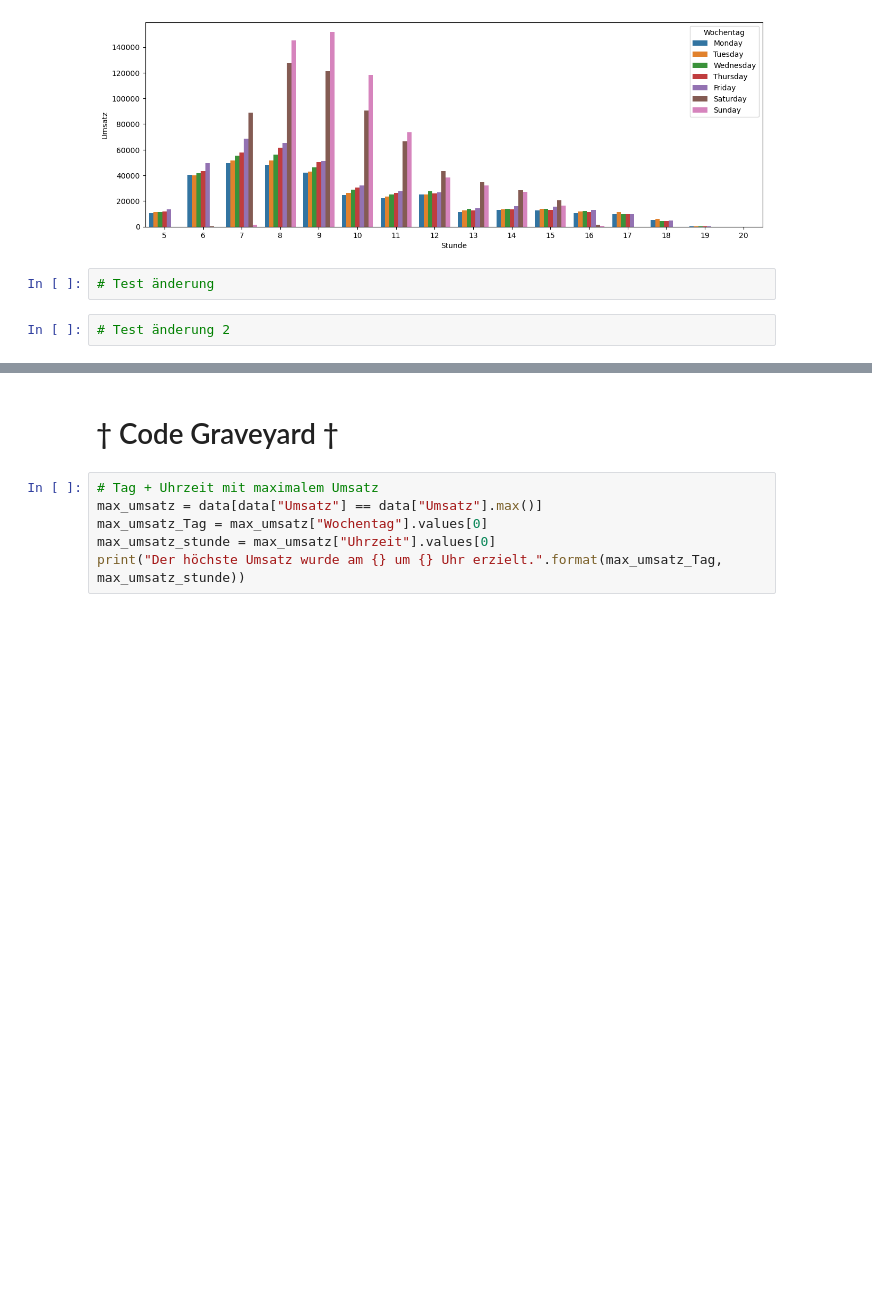
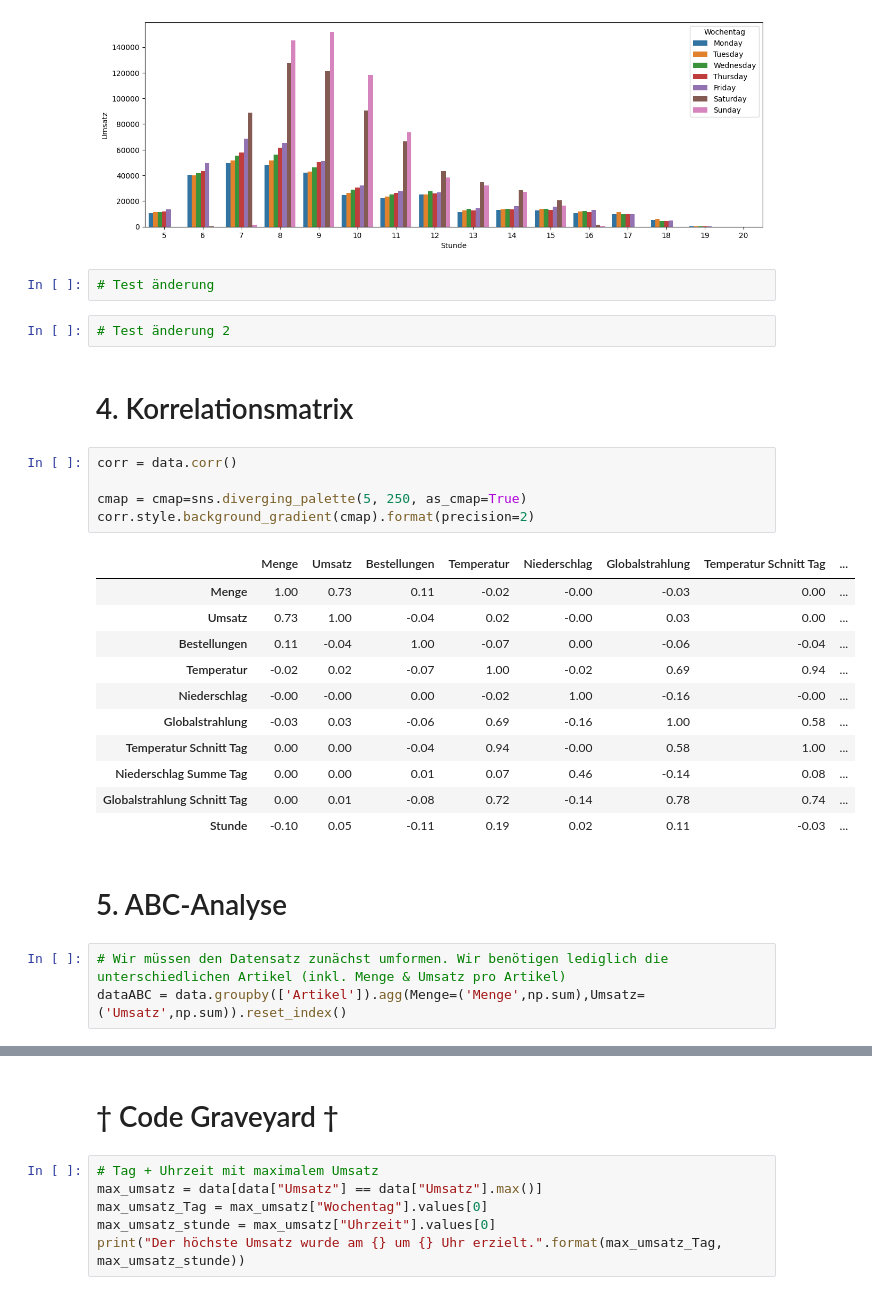
Before and after one commit to mrtz-wssl/KI_in_KMU, a Jupyter notebook: KI_in_KMU_Main.ipynb, the cells around one changed output, grey strips where cells are left out. Saved outputs shown, nothing was run; the diff lists cells and outputs as text; blank space fills up the shorter version.

Commit message:
Korrelationsmatrix und ABC-Analyse

```diff
--- a/KI_in_KMU_Main.ipynb
+++ b/KI_in_KMU_Main.ipynb
@@ -282,3 +283,27 @@ plt.show()
 # Test änderung
 # %%
 # Test änderung 2
+# %% [markdown]
+# 4. Korrelationsmatrix
+# %%
+corr = data.corr()
+
+cmap = cmap=sns.diverging_palette(5, 250, as_cmap=True)
+corr.style.background_gradient(cmap).format(precision=2)
+# %% [output]
+|  | Menge | Umsatz | Bestellungen | Temperatur | Niederschlag | Globalstrahlung | Temperatur Schnitt Tag | ... |
+| Menge | 1.00 | 0.73 | 0.11 | -0.02 | -0.00 | -0.03 | 0.00 | ... |
+| Umsatz | 0.73 | 1.00 | -0.04 | 0.02 | -0.00 | 0.03 | 0.00 | ... |
+| Bestellungen | 0.11 | -0.04 | 1.00 | -0.07 | 0.00 | -0.06 | -0.04 | ... |
+| Temperatur | -0.02 | 0.02 | -0.07 | 1.00 | -0.02 | 0.69 | 0.94 | ... |
+| Niederschlag | -0.00 | -0.00 | 0.00 | -0.02 | 1.00 | -0.16 | -0.00 | ... |
+| Globalstrahlung | -0.03 | 0.03 | -0.06 | 0.69 | -0.16 | 1.00 | 0.58 | ... |
+| Temperatur Schnitt Tag | 0.00 | 0.00 | -0.04 | 0.94 | -0.00 | 0.58 | 1.00 | ... |
+| Niederschlag Summe Tag | 0.00 | 0.00 | 0.01 | 0.07 | 0.46 | -0.14 | 0.08 | ... |
+| Globalstrahlung Schnitt Tag | 0.00 | 0.01 | -0.08 | 0.72 | -0.14 | 0.78 | 0.74 | ... |
+| Stunde | -0.10 | 0.05 | -0.11 | 0.19 | 0.02 | 0.11 | -0.03 | ... |
+# %% [markdown]
+# 5. ABC-Analyse
+# %%
+# Wir müssen den Datensatz zunächst umformen. Wir benötigen lediglich die unterschiedlichen Artikel (inkl. Menge & Umsatz pro Artikel)
+dataABC = data.groupby(['Artikel']).agg(Menge=('Menge',np.sum),Umsatz=('Umsatz',np.sum)).reset_index()
```
Also changed, not shown: parts of 5 cells of this notebook.
